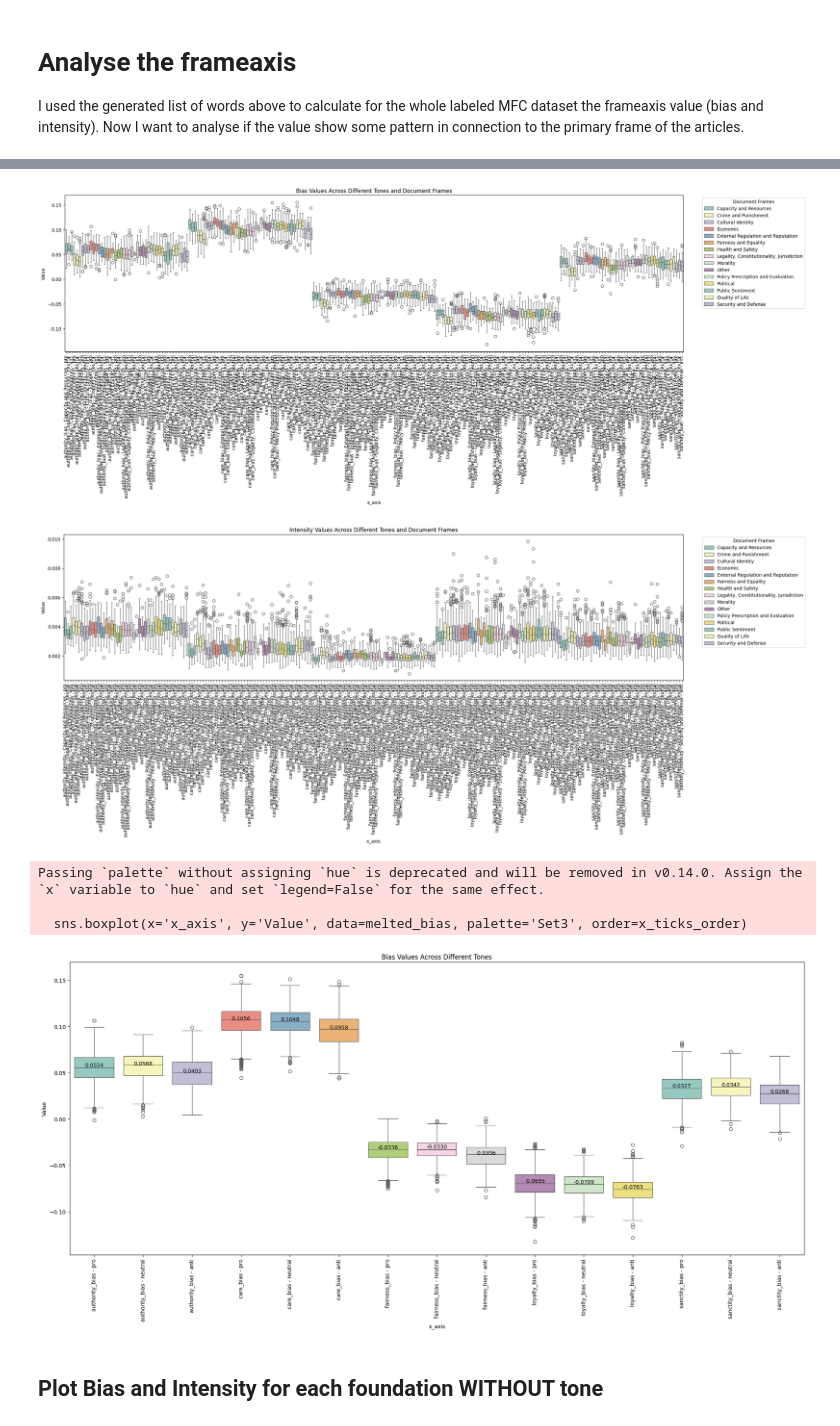
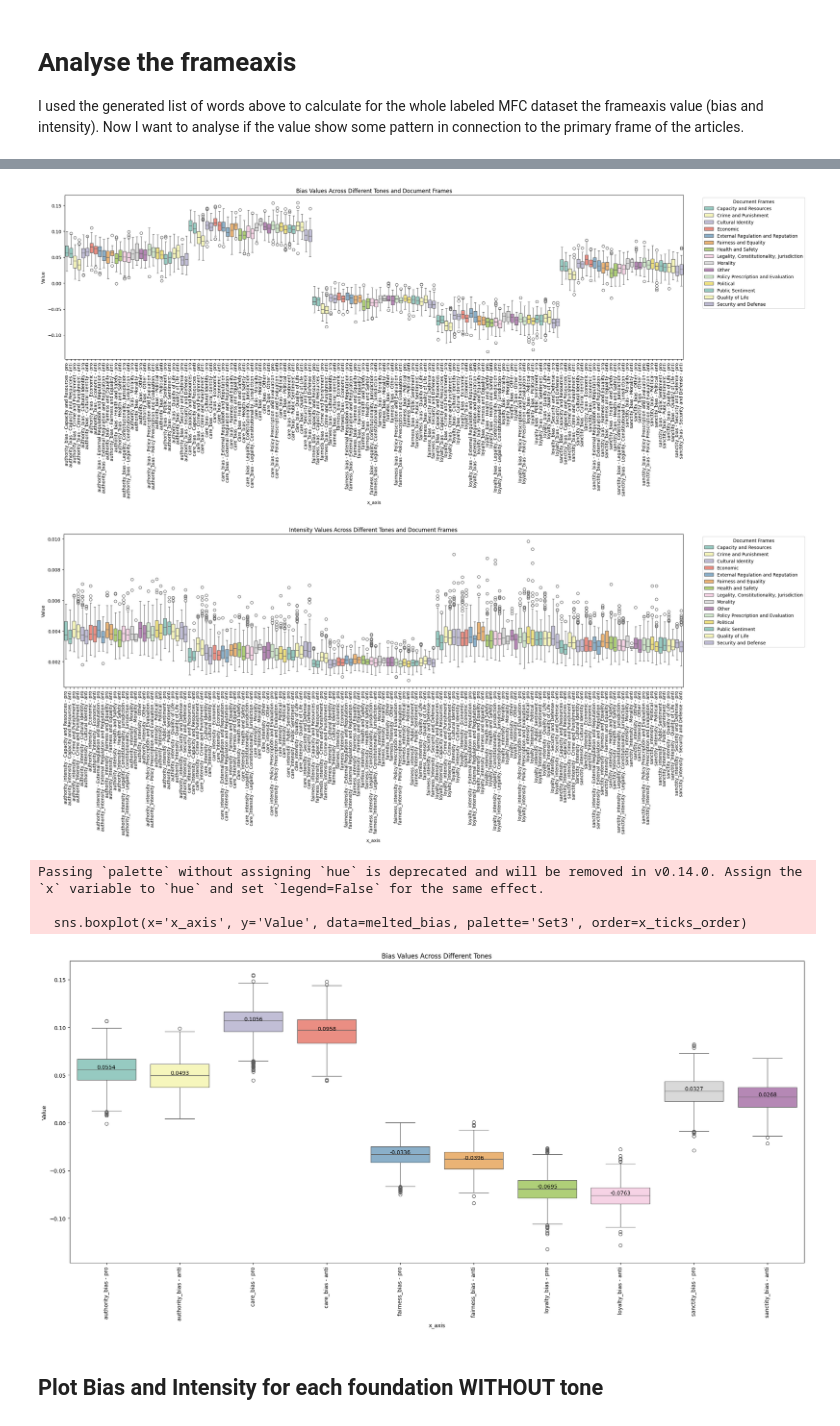
Before and after one commit to elianderlohr/muse-dlf, a Jupyter notebook: notebooks/mfc/axis-mft.ipynb, the cells around one changed output, grey strips where cells are left out. Drawn from its saved outputs; the diff is of its cells as text; code cells hidden in the pictures.

```diff
--- a/notebooks/mfc/axis-mft.ipynb
+++ b/notebooks/mfc/axis-mft.ipynb
@@ -476,7 +433,11 @@ df_agg = df.groupby('article_id').agg({
 # %%
 df = df_agg
 # %%
-def plot_bias_foundations(df, foundations):
+def plot_bias_foundations(df, foundations, tones=['pro', 'neutral', 'anti']):
+
+    # Filtering the DataFrame for the tones we are interested in
+    df = df[df['tone'].isin(tones)]
+
     # Melting the DataFrame for the bias values we are interested in
     bias_columns = foundations
     melted_bias = df.melt(id_vars=[ 'document_frame', 'tone'], value_vars=bias_columns,
@@ -514,11 +475,14 @@ def plot_bias_foundations(df, foundations):
 
 
 # 'authority_bias', 'care_bias', 'fairness_bias', 'loyalty_bias', 'sanctity_bias'
-plot_bias_foundations(df,  ['authority_bias', 'care_bias', 'fairness_bias', 'loyalty_bias', 'sanctity_bias'])
+plot_bias_foundations(df,  ['authority_bias', 'care_bias', 'fairness_bias', 'loyalty_bias', 'sanctity_bias'], tones=['pro', 'anti'])
 # %% [output]
-[figure, old version]
+[figure, new version]
 # %%
-def plot_intensity_foundations(df, foundations):
+def plot_intensity_foundations(df, foundations, tones=['pro', 'neutral', 'anti']):
+    # Filtering the DataFrame for the tones we are interested in
+    df = df[df['tone'].isin(tones)]
+
     # Melting the DataFrame for the bias values we are interested in
     bias_columns = foundations
     melted_bias = df.melt(id_vars=['article_id', 'document_frame', 'tone', 'text'], value_vars=bias_columns,
@@ -556,11 +520,14 @@ def plot_intensity_foundations(df, foundations):
 
 
 # 'authority_intensity', 'care_intensity', 'fairness_intensity', 'loyalty_intensity', 'sanctity_intensity'
-plot_intensity_foundations(df,  ['authority_intensity', 'care_intensity', 'fairness_intensity', 'loyalty_intensity', 'sanctity_intensity'])
+plot_intensity_foundations(df,  ['authority_intensity', 'care_intensity', 'fairness_intensity', 'loyalty_intensity', 'sanctity_intensity'], tones=['pro', 'anti'])
 # %% [output]
-[figure, old version]
+[figure, new version]
 # %%
-def plot_bias_foundations(df, foundations):
+def plot_bias_foundations(df, foundations, tones=['pro', 'neutral', 'anti']):
+    # Filtering the DataFrame for the tones we are interested in
+    df = df[df['tone'].isin(tones)]
+
     # Melting the DataFrame for the bias values we are interested in
     bias_columns = foundations
     melted_bias = df.melt(id_vars=['tone'], value_vars=bias_columns,
@@ -580,35 +547,35 @@ def plot_bias_foundations(df, foundations):
     # The order of x-ticks is defined by the sorted unique values of 'x_axis'
     x_ticks_order = melted_bias['x_axis'].unique()
 
     # Plotting
     plt.figure(figsize=(20, 10))
 
     # Create a boxplot
     sns.boxplot(x='x_axis', y='Value', data=melted_bias, palette='Set3', order=x_ticks_order)
 
     plt.title('Bias Values Across Different Tones')
     plt.xticks(rotation=90)  # Rotating the x-ticks to prevent overlap due to the long names
 
     # Calculating and annotating the mean for each group in the boxplot
     for i, group in enumerate(x_ticks_order):
         # Getting the mean of the values in the current group
         group_data = melted_bias[melted_bias['x_axis'] == group]['Value']
         mean_val = group_data.mean()
 
         # Annotating the mean
         plt.text(i, mean_val, f'{mean_val:.4f}', color='black', ha='center', va='bottom')
 
     plt.tight_layout()
     plt.show()
 
 
 # 'authority_bias', 'care_bias', 'fairness_bias', 'loyalty_bias', 'sanctity_bias'
-plot_bias_foundations(df, ['authority_bias', 'care_bias', 'fairness_bias', 'loyalty_bias', 'sanctity_bias'])
+plot_bias_foundations(df, ['authority_bias', 'care_bias', 'fairness_bias', 'loyalty_bias', 'sanctity_bias'], tones=['pro', 'anti'])
 # %% [output]
 Passing `palette` without assigning `hue` is deprecated and will be removed in v0.14.0. Assign the `x` variable to `hue` and set `legend=False` for the same effect.
 
   sns.boxplot(x='x_axis', y='Value', data=melted_bias, palette='Set3', order=x_ticks_order)
-[figure, old version]
+[figure, new version]
 # %% [markdown]
 ## Plot Bias and Intensity for each foundation WITHOUT tone
 # %%
```
Also changed, not shown: parts of 9 cells of this notebook, 1 other file.
